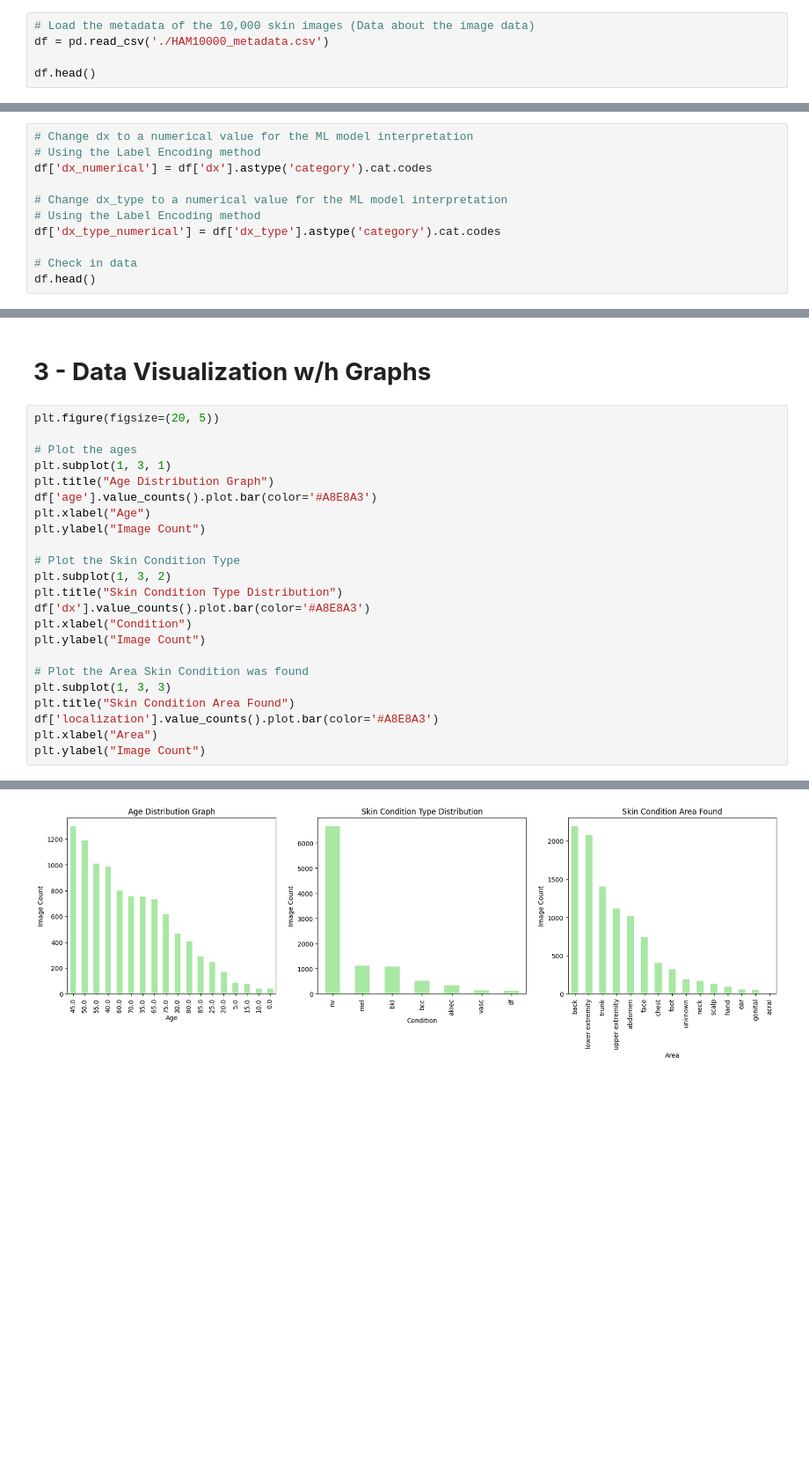
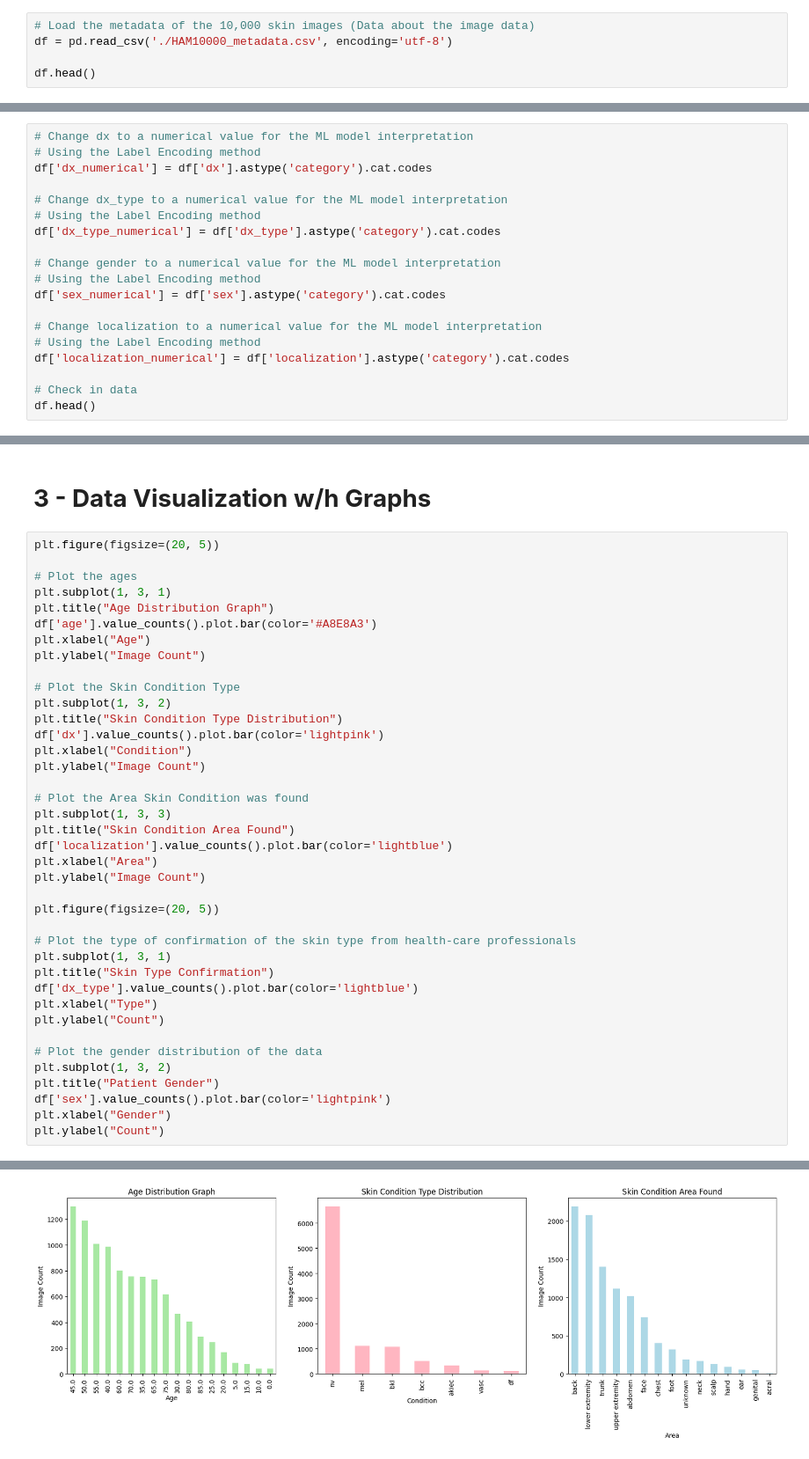
Before and after one commit to ConnieLam8/Skin-Cancer-AI, a Jupyter notebook: skin_cancer_detection.ipynb, the cells around one changed output, grey strips where cells are left out. Shown: that part at 88% size. Drawn from its saved outputs; the diff is of its cells as text; blank space fills up the shorter version.

```diff
--- a/skin_cancer_detection.ipynb
+++ b/skin_cancer_detection.ipynb
@@ -14,7 +21,7 @@ import matplotlib.pyplot as plt
 Describe the Data and expand on their short-form names for clarity
 # %%
 # Load the metadata of the 10,000 skin images (Data about the image data)
-df = pd.read_csv('./HAM10000_metadata.csv')
+df = pd.read_csv('./HAM10000_metadata.csv', encoding='utf-8')
 
 df.head()
 # %% [output]
@@ -111,6 +122,14 @@ df['dx_numerical'] = df['dx'].astype('category').cat.codes
 # Using the Label Encoding method
 df['dx_type_numerical'] = df['dx_type'].astype('category').cat.codes
 
+# Change gender to a numerical value for the ML model interpretation
+# Using the Label Encoding method
+df['sex_numerical'] = df['sex'].astype('category').cat.codes
+
+# Change localization to a numerical value for the ML model interpretation
+# Using the Label Encoding method
+df['localization_numerical'] = df['localization'].astype('category').cat.codes
+
 # Check in data
 df.head()
 # %% [output]
@@ -172,14 +218,30 @@ plt.ylabel("Image Count")
 # Plot the Skin Condition Type
 plt.subplot(1, 3, 2)
 plt.title("Skin Condition Type Distribution")
-df['dx'].value_counts().plot.bar(color='#A8E8A3')
+df['dx'].value_counts().plot.bar(color='lightpink')
 plt.xlabel("Condition")
 plt.ylabel("Image Count")
 
 # Plot the Area Skin Condition was found
 plt.subplot(1, 3, 3)
 plt.title("Skin Condition Area Found")
-df['localization'].value_counts().plot.bar(color='#A8E8A3')
+df['localization'].value_counts().plot.bar(color='lightblue')
 plt.xlabel("Area")
 plt.ylabel("Image Count")
+
+plt.figure(figsize=(20, 5))
+
+# Plot the type of confirmation of the skin type from health-care professionals
+plt.subplot(1, 3, 1)
+plt.title("Skin Type Confirmation")
+df['dx_type'].value_counts().plot.bar(color='lightblue')
+plt.xlabel("Type")
+plt.ylabel("Count")
+
+# Plot the gender distribution of the data
+plt.subplot(1, 3, 2)
+plt.title("Patient Gender")
+df['sex'].value_counts().plot.bar(color='lightpink')
+plt.xlabel("Gender")
+plt.ylabel("Count")
 # %% [output]
@@ -187 +249 @@ Text(0, 0.5, 'Image Count')
-[figure, old version]
+[figure, new version]
```
Also changed, not shown: parts of 26 cells of this notebook, 1 other file.
